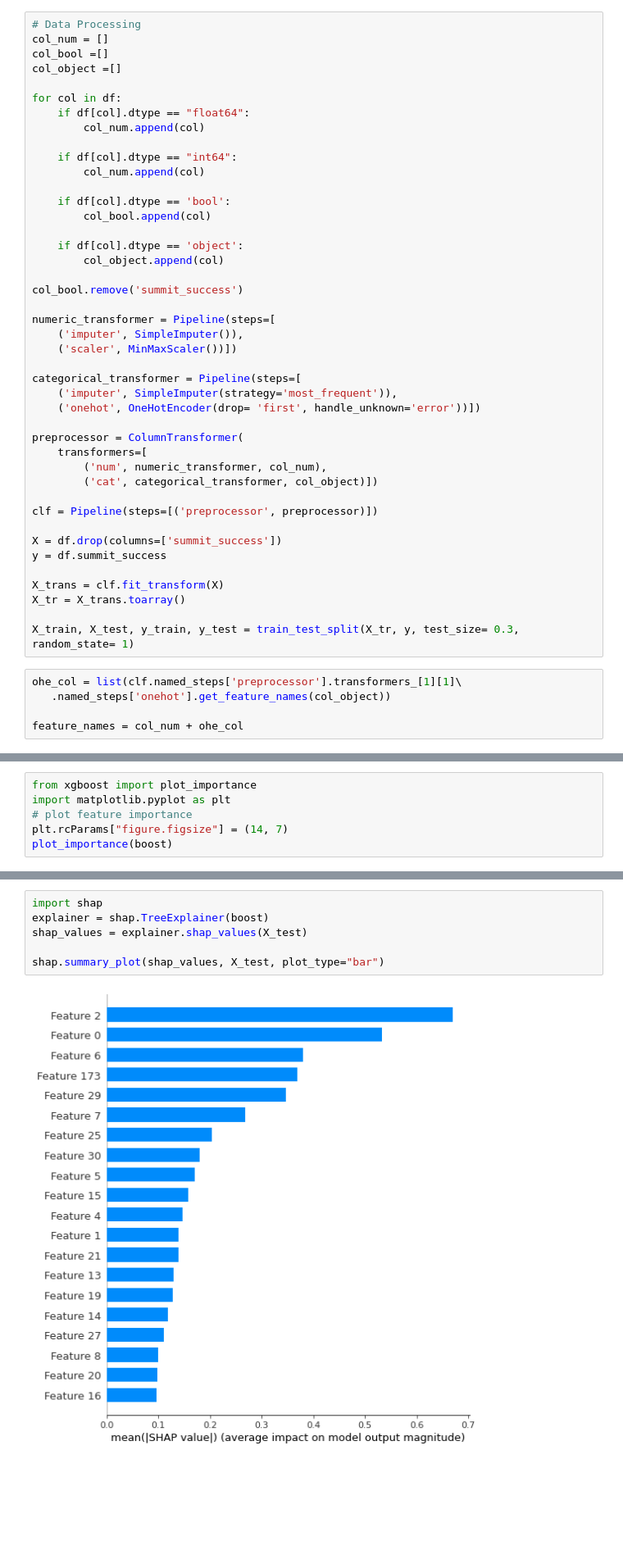
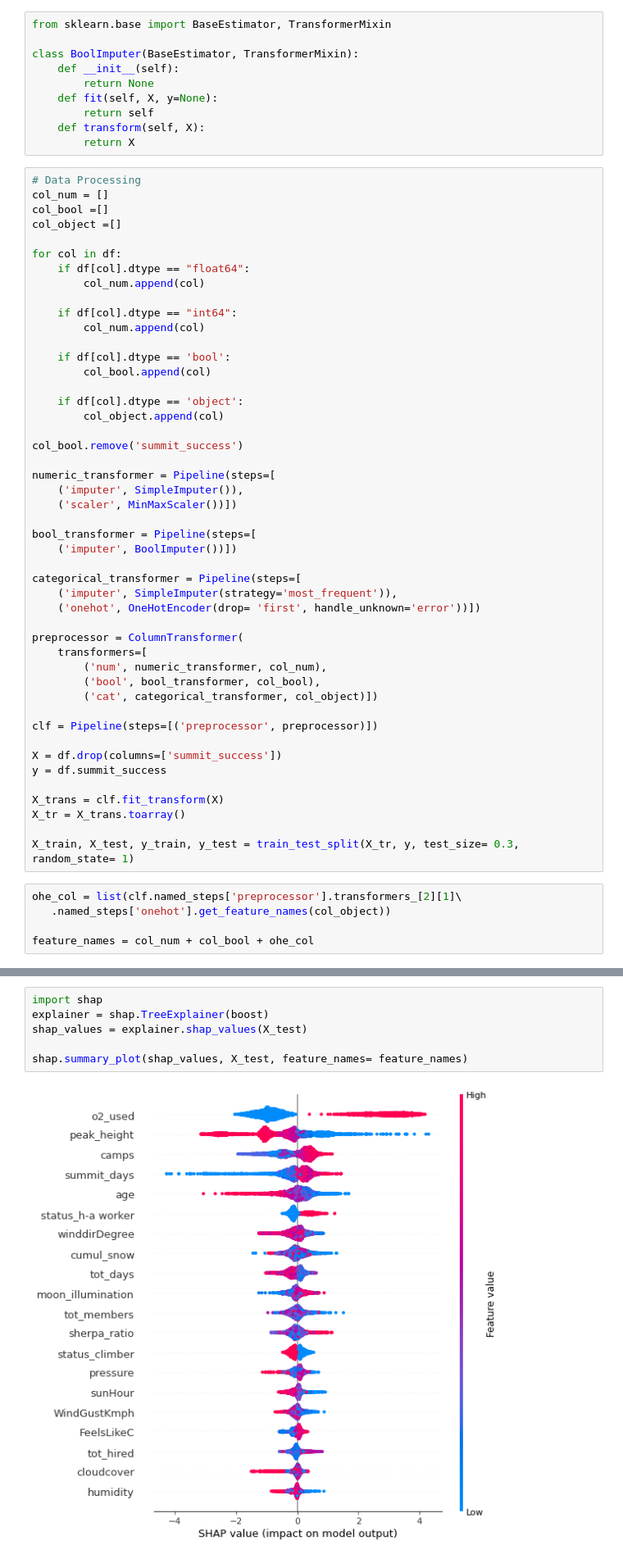
Before and after one commit to JeremyDel/himalaya-project, a Jupyter notebook: himalaya-project/kyril.ipynb, the cells around one changed output, grey strips where cells are left out. Shown at 82% size. Cells and saved outputs as stored; diff of their text form; blank space fills up the shorter version.

```diff
--- a/himalaya-project/kyril.ipynb
+++ b/himalaya-project/kyril.ipynb
@@ -91,4 +95,14 @@ Index(['peak_id', 'host', 'summit_days', 'tot_days', 'camps', 'rope',
       dtype='object')
+# %%
+from sklearn.base import BaseEstimator, TransformerMixin
+
+class BoolImputer(BaseEstimator, TransformerMixin):
+    def __init__(self):
+        return None
+    def fit(self, X, y=None):
+        return self
+    def transform(self, X):
+        return X
 # %%
 # Data Processing
 col_num = []
@@ -114,6 +128,9 @@ numeric_transformer = Pipeline(steps=[
     ('imputer', SimpleImputer()),
     ('scaler', MinMaxScaler())])
 
+bool_transformer = Pipeline(steps=[
+    ('imputer', BoolImputer())])
+
 categorical_transformer = Pipeline(steps=[
     ('imputer', SimpleImputer(strategy='most_frequent')),
     ('onehot', OneHotEncoder(drop= 'first', handle_unknown='error'))])
@@ -121,6 +138,7 @@ categorical_transformer = Pipeline(steps=[
 preprocessor = ColumnTransformer(
     transformers=[
         ('num', numeric_transformer, col_num),
+        ('bool', bool_transformer, col_bool),
         ('cat', categorical_transformer, col_object)])
 
 clf = Pipeline(steps=[('preprocessor', preprocessor)])
@@ -133,10 +151,10 @@ X_tr = X_trans.toarray()
 
 X_train, X_test, y_train, y_test = train_test_split(X_tr, y, test_size= 0.3, random_state= 1)
 # %%
-ohe_col = list(clf.named_steps['preprocessor'].transformers_[1][1]\
+ohe_col = list(clf.named_steps['preprocessor'].transformers_[2][1]\
    .named_steps['onehot'].get_feature_names(col_object))
 
-feature_names = col_num + ohe_col
+feature_names = col_num + col_bool + ohe_col
 # %%
 # Model Traning
 from sklearn.metrics import classification_report
@@ -208,6 +207,0 @@ plt.show()
-# %%
-from xgboost import plot_importance
-import matplotlib.pyplot as plt
-# plot feature importance
-plt.rcParams["figure.figsize"] = (14, 7)
-plot_importance(boost)
@@ -241,8 +234,8 @@ plt.show()
 # %%
 import shap
 explainer = shap.TreeExplainer(boost)
 shap_values = explainer.shap_values(X_test)
 
-shap.summary_plot(shap_values, X_test, plot_type="bar")
+shap.summary_plot(shap_values, X_test, feature_names= feature_names)
 # %% [output]
-[figure, old version]
+[figure, new version]
```
Also changed, not shown: parts of 32 cells of this notebook, 4 other files.
